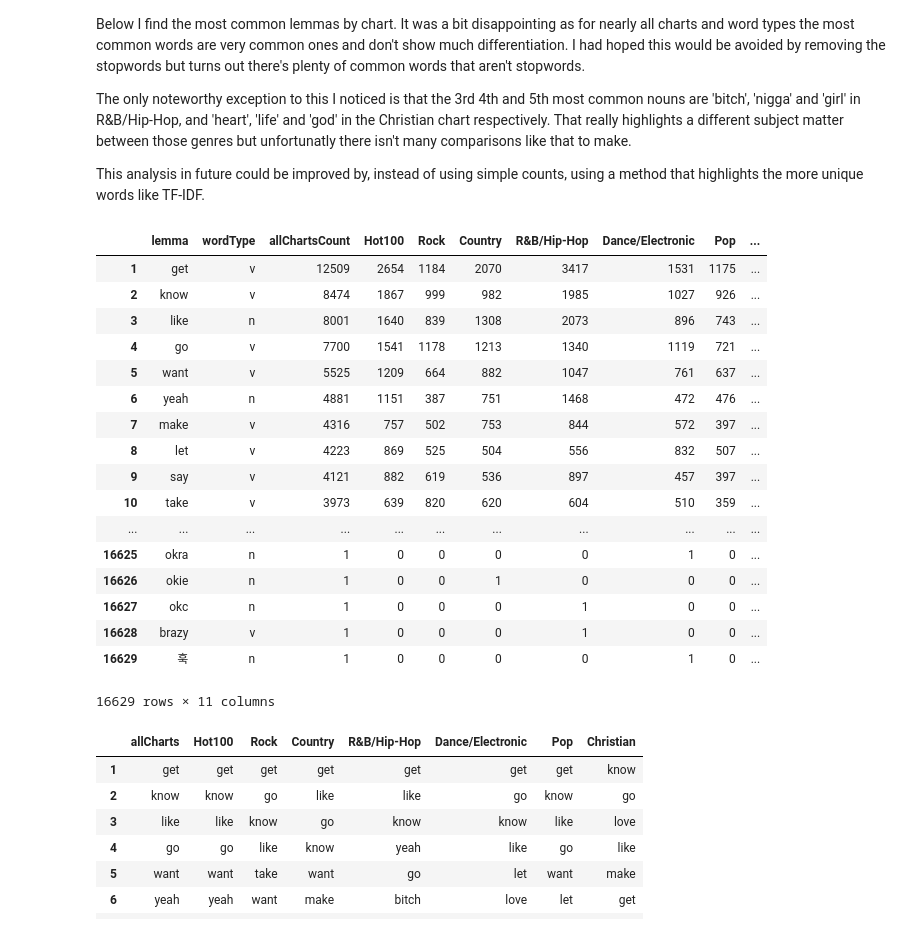
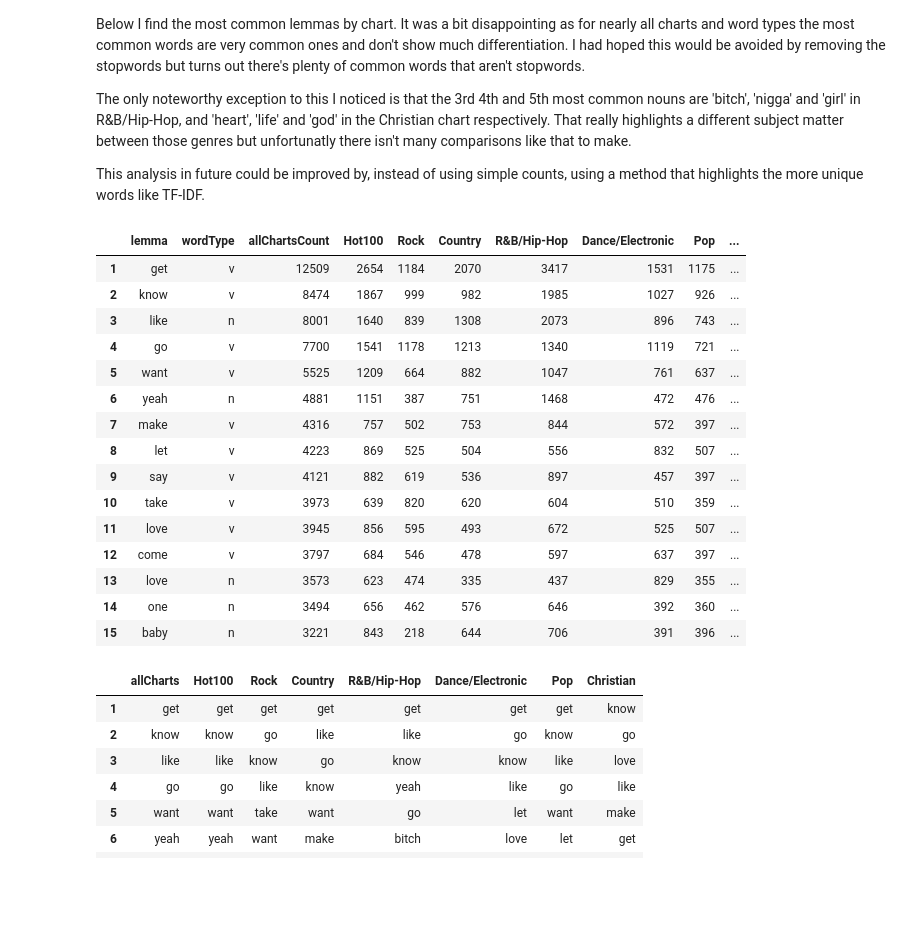
Before and after one commit to MarkMacArdle/music_by_genre_analysis, a Jupyter notebook: analysis.ipynb, the cells around one changed output. Saved outputs shown, nothing was run; the diff lists cells and outputs as text; code cells hidden in the pictures; blank space fills up the shorter version.

```diff
--- a/analysis.ipynb
+++ b/analysis.ipynb
@@ -439,41 +509,39 @@ lemmaCountsDf.reset_index(inplace=True)
 lemmaCountsDf.index = lemmaCountsDf.index + 1
 
 lemmaCountsDf.rename(columns={'level_0':'lemma', 'level_1':'wordType'}, inplace=True)
 
 
 #add the source words for reference
 unzippedLemmaSourceWords = list(zip(*lemmaSourceWords.keys()))
 lemmasOnly = unzippedLemmaSourceWords[0] #'*' gives inverse zip which splits tuples into two lists
 tagsOnly = unzippedLemmaSourceWords[1]
 sourceWordsOnly = list(lemmaSourceWords.values())
 
 sourceWordsDf = pd.DataFrame({'lemma':lemmasOnly,
                               'wordType':tagsOnly,
                               'sourceWords':sourceWordsOnly})
 
 sourceWordsDf.set_index(['lemma', 'wordType'], inplace=True)
 
 lemmaCountsDf = lemmaCountsDf.join(sourceWordsDf, on=['lemma', 'wordType'])
-lemmaCountsDf
+lemmaCountsDf.head(15)
 # %% [output]
 |  | lemma | wordType | allChartsCount | Hot100 | Rock | Country | R&B/Hip-Hop | Dance/Electronic | Pop | ... |
 | 1 | get | v | 12509 | 2654 | 1184 | 2070 | 3417 | 1531 | 1175 | ... |
 | 2 | know | v | 8474 | 1867 | 999 | 982 | 1985 | 1027 | 926 | ... |
 | 3 | like | n | 8001 | 1640 | 839 | 1308 | 2073 | 896 | 743 | ... |
 | 4 | go | v | 7700 | 1541 | 1178 | 1213 | 1340 | 1119 | 721 | ... |
 | 5 | want | v | 5525 | 1209 | 664 | 882 | 1047 | 761 | 637 | ... |
 | 6 | yeah | n | 4881 | 1151 | 387 | 751 | 1468 | 472 | 476 | ... |
 | 7 | make | v | 4316 | 757 | 502 | 753 | 844 | 572 | 397 | ... |
 | 8 | let | v | 4223 | 869 | 525 | 504 | 556 | 832 | 507 | ... |
 | 9 | say | v | 4121 | 882 | 619 | 536 | 897 | 457 | 397 | ... |
 | 10 | take | v | 3973 | 639 | 820 | 620 | 604 | 510 | 359 | ... |
-| ... | ... | ... | ... | ... | ... | ... | ... | ... | ... | ... |
-| 16625 | okra | n | 1 | 0 | 0 | 0 | 0 | 1 | 0 | ... |
-| 16626 | okie | n | 1 | 0 | 0 | 1 | 0 | 0 | 0 | ... |
-| 16627 | okc | n | 1 | 0 | 0 | 0 | 1 | 0 | 0 | ... |
-| 16628 | brazy | v | 1 | 0 | 0 | 0 | 1 | 0 | 0 | ... |
-| 16629 | 훅 | n | 1 | 0 | 0 | 0 | 0 | 1 | 0 | ... |
+| 11 | love | v | 3945 | 856 | 595 | 493 | 672 | 525 | 507 | ... |
+| 12 | come | v | 3797 | 684 | 546 | 478 | 597 | 637 | 397 | ... |
+| 13 | love | n | 3573 | 623 | 474 | 335 | 437 | 829 | 355 | ... |
+| 14 | one | n | 3494 | 656 | 462 | 576 | 646 | 392 | 360 | ... |
+| 15 | baby | n | 3221 | 843 | 218 | 644 | 706 | 391 | 396 | ... |
-16629 rows × 11 columns
 # %%
 def topLemmasForAWordTypeByChart(wordType=None):
     if wordType is None:
```
Also changed, not shown: parts of 16 cells of this notebook, 3 other files.
